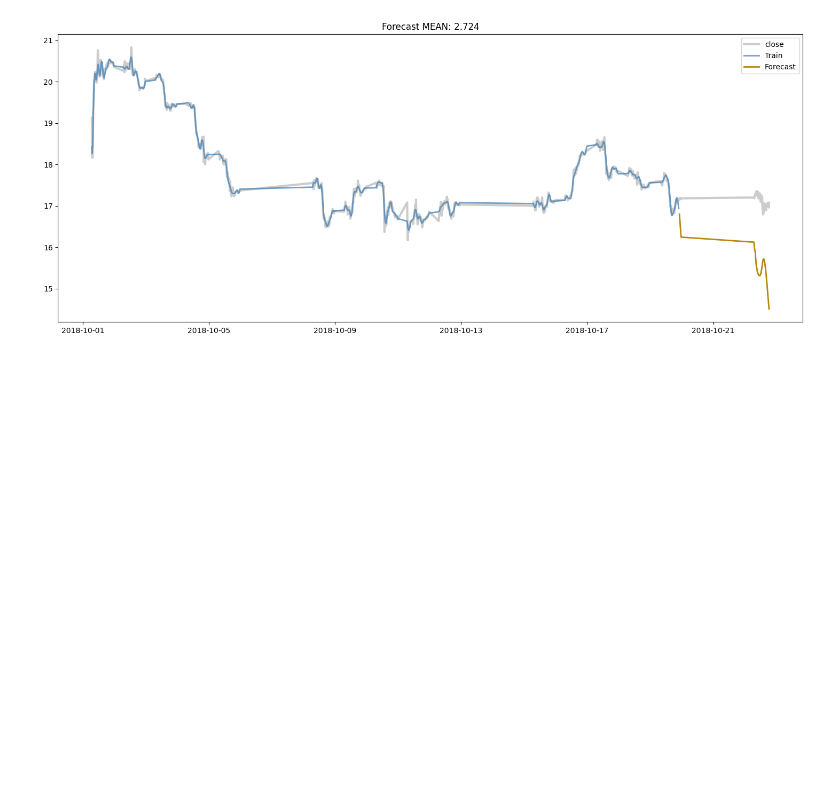
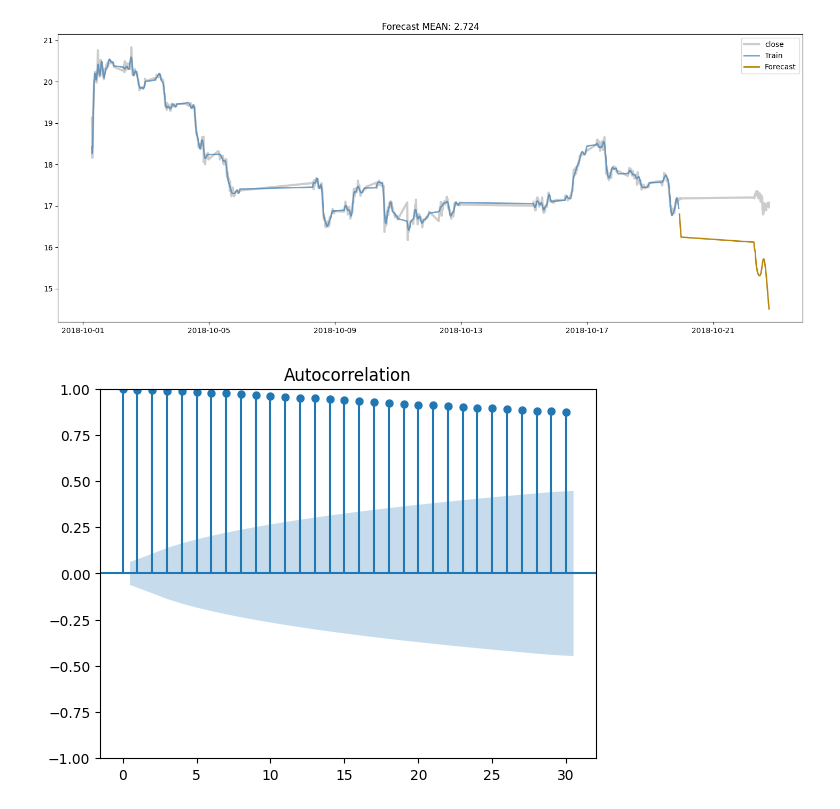
Before and after one commit to Anthony-Cov/MatObes, a Jupyter notebook: Pushkarev/lab/lab3.ipynb, the cells around one changed output. Drawn from its saved outputs; the diff is of its cells as text; code cells hidden in the pictures; blank space fills up the shorter version.

```diff
--- a/Pushkarev/lab/lab3.ipynb
+++ b/Pushkarev/lab/lab3.ipynb
@@ -195,3 +196,9 @@ for ts_index in range(stock.shape[1]):
   plt.show()
 # %% [output]
 [figure]
+# %%
+# Построение графика автокорреляционной функции
+plot_acf(stock['close'].values)
+plt.show()
+# %% [output]
+[figure, added]
```
Also changed, not shown: parts of 3 cells of this notebook.
